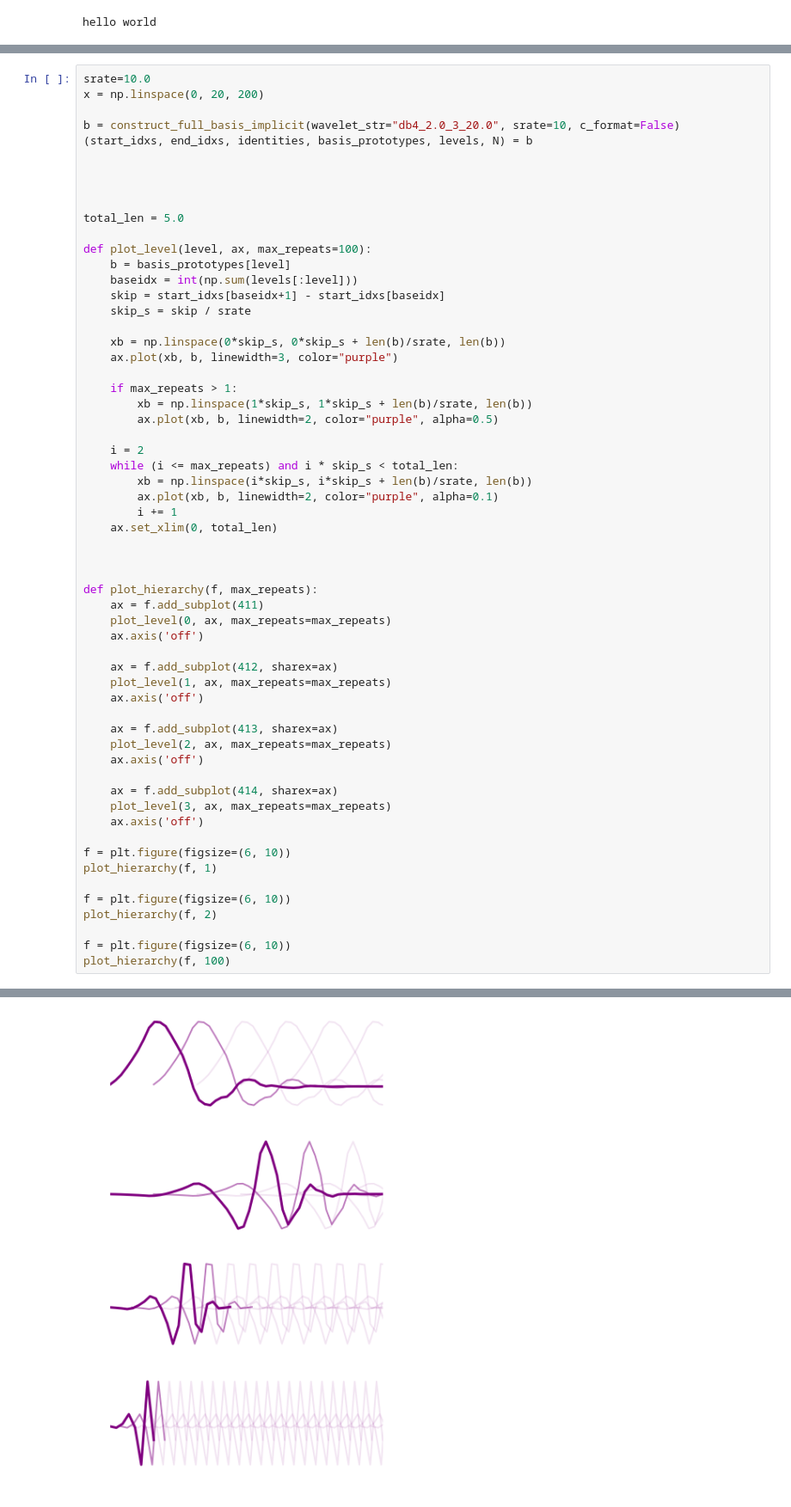
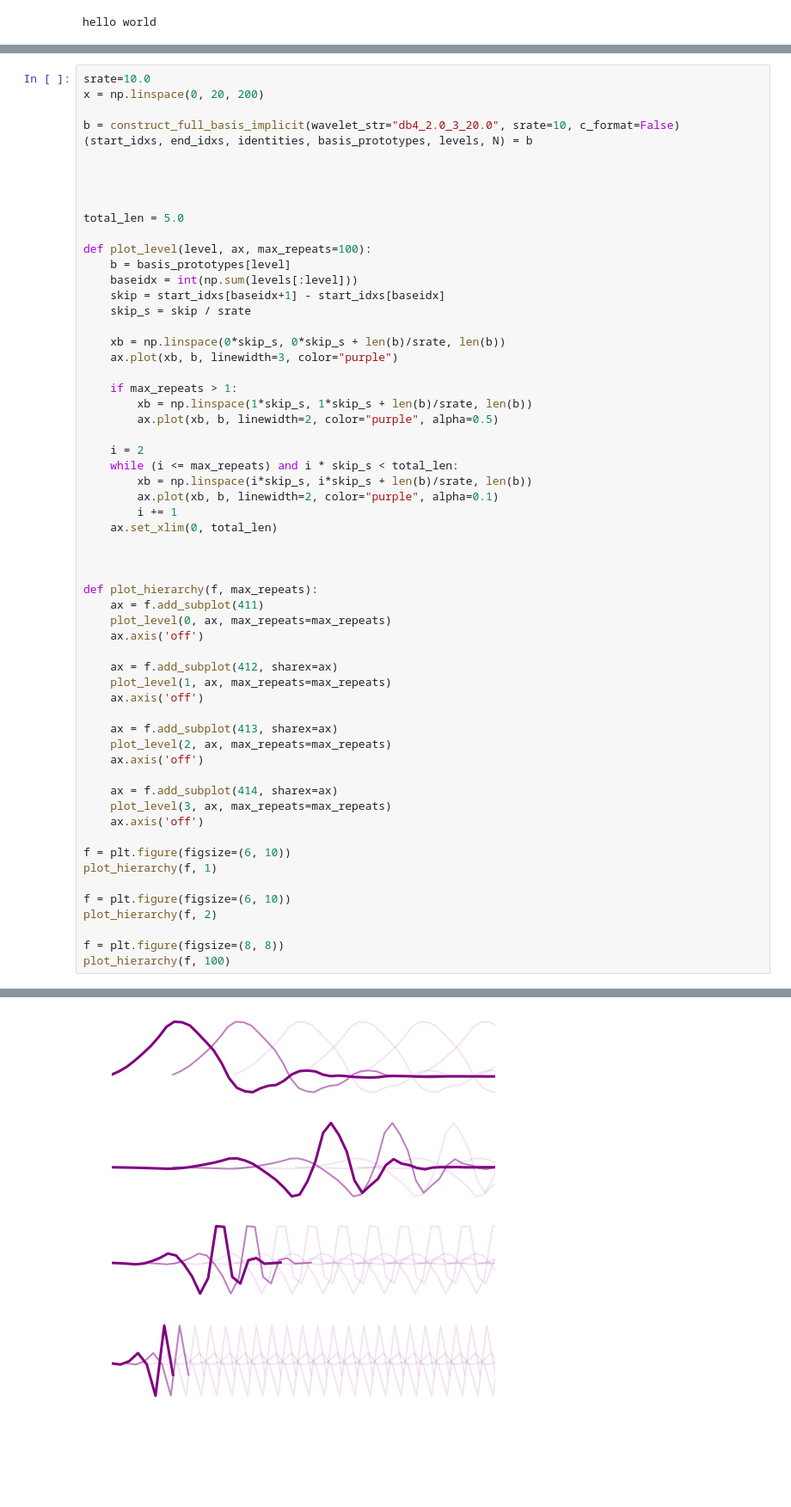
Before and after one commit to davmre/sigvisa, a Jupyter notebook: notebooks/thesis/dissertation_talk_plots.ipynb, the cells around one changed output, grey strips where cells are left out. Shown at 86% size. Cells and saved outputs as stored; diff of their text form; blank space fills up the shorter version.

```diff
--- a/notebooks/thesis/dissertation_talk_plots.ipynb
+++ b/notebooks/thesis/dissertation_talk_plots.ipynb
@@ -124,32 +123,32 @@ def plot_level(level, ax, max_repeats=100):
 
 
 
 def plot_hierarchy(f, max_repeats):
     ax = f.add_subplot(411)
     plot_level(0, ax, max_repeats=max_repeats)
     ax.axis('off')
 
     ax = f.add_subplot(412, sharex=ax)
     plot_level(1, ax, max_repeats=max_repeats)
     ax.axis('off')
 
     ax = f.add_subplot(413, sharex=ax)
     plot_level(2, ax, max_repeats=max_repeats)
     ax.axis('off')
 
     ax = f.add_subplot(414, sharex=ax)
     plot_level(3, ax, max_repeats=max_repeats)
     ax.axis('off')
 
 f = plt.figure(figsize=(6, 10))
 plot_hierarchy(f, 1)
 
 f = plt.figure(figsize=(6, 10))
 plot_hierarchy(f, 2)
 
-f = plt.figure(figsize=(6, 10))
+f = plt.figure(figsize=(8, 8))
 plot_hierarchy(f, 100)
 # %% [output]
 [figure]
 [figure]
-[figure, old version]
+[figure, new version]
```
Also changed, not shown: parts of 7 cells of this notebook, 22 other files.
